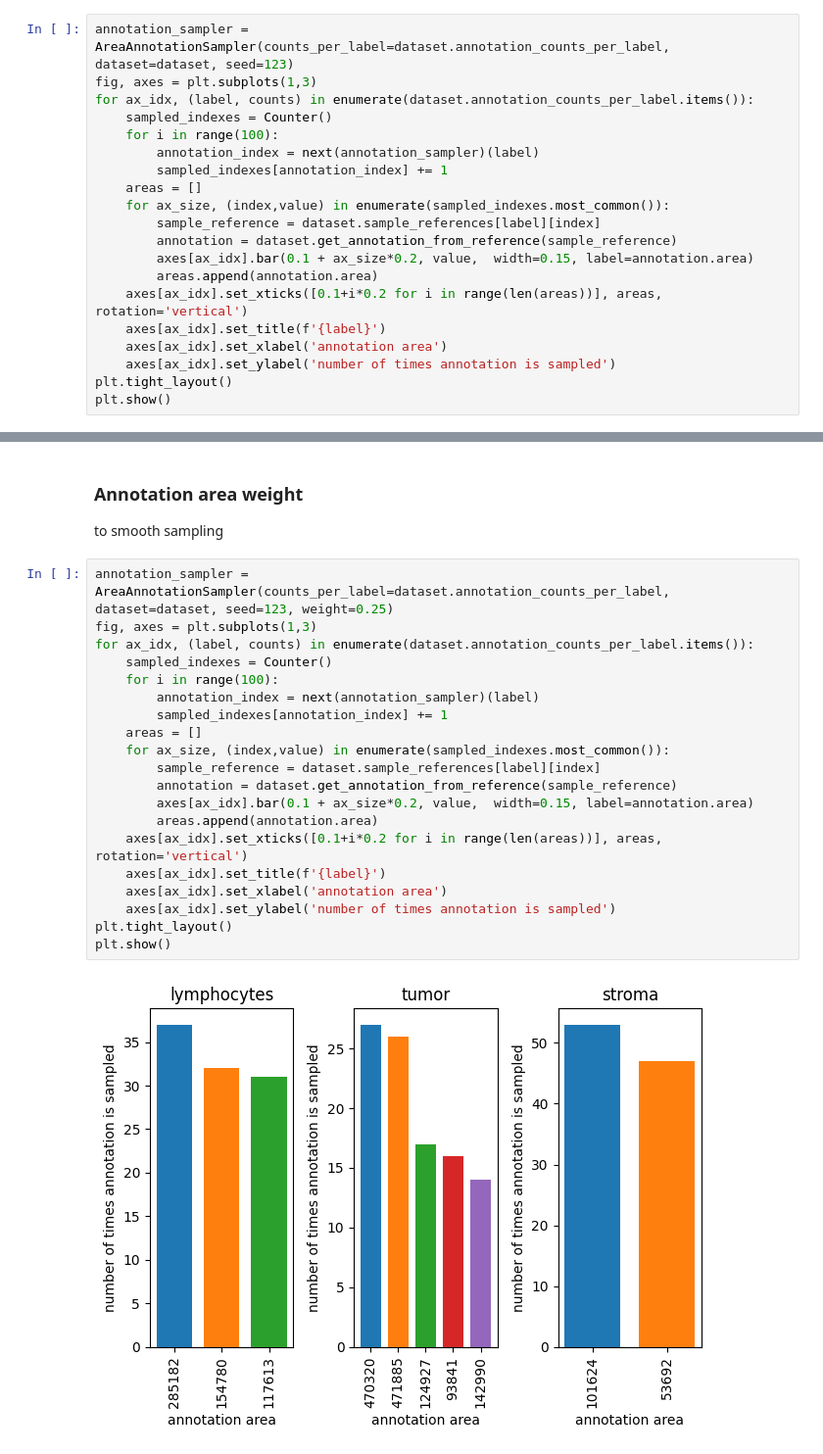
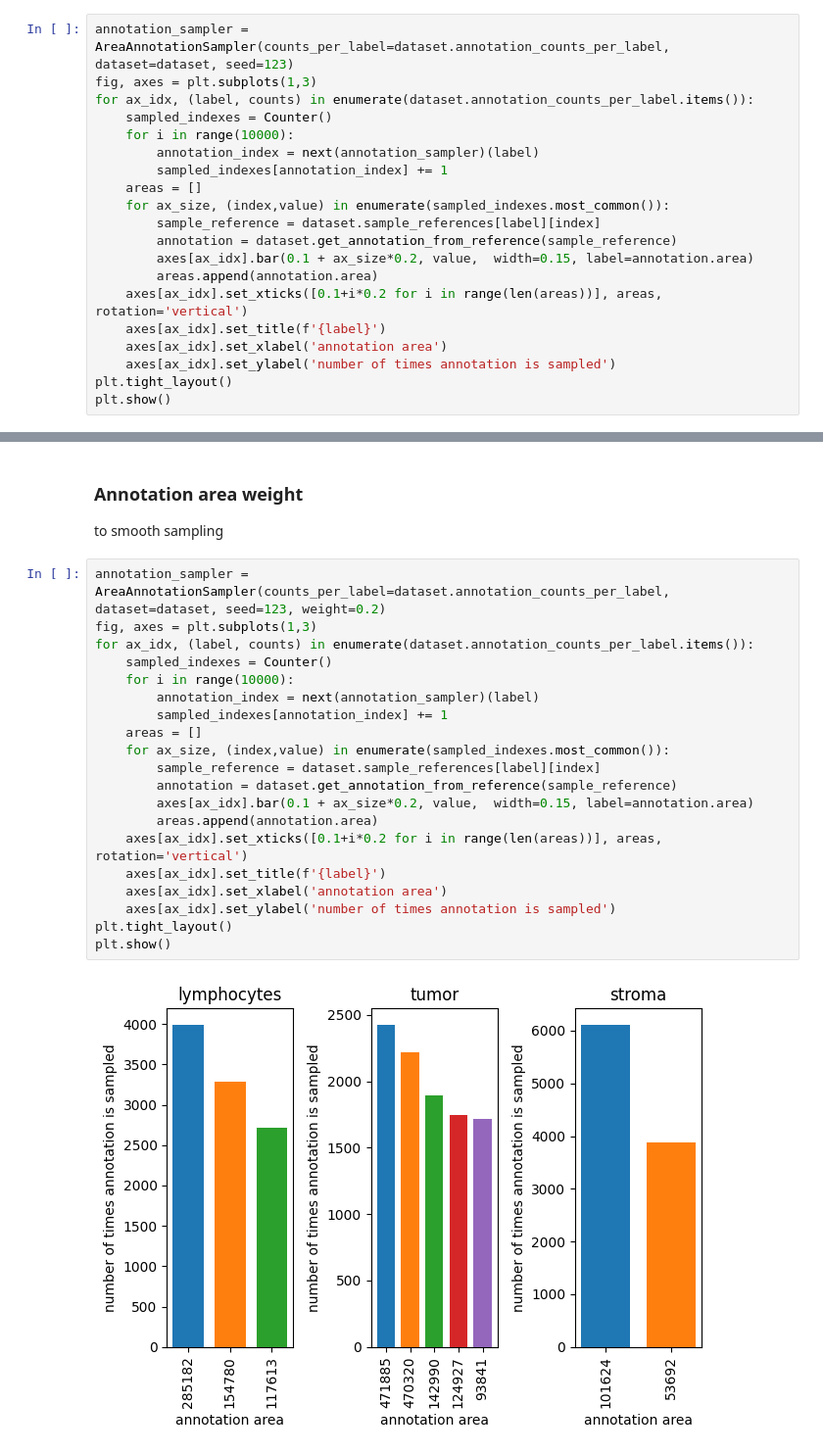
Before and after one commit to DIAGNijmegen/pathology-whole-slide-data, a Jupyter notebook: docs/source/userguide/notebooks/components/annotationsampler.ipynb, the cells around one changed output, grey strips where cells are left out. Shown at 98% size. Cells and saved outputs as stored; diff of their text form.

```diff
--- a/docs/source/userguide/notebooks/components/annotationsampler.ipynb
+++ b/docs/source/userguide/notebooks/components/annotationsampler.ipynb
@@ -63,7 +63,7 @@ annotation_sampler = AreaAnnotationSampler(counts_per_label=dataset.annotation_c
 fig, axes = plt.subplots(1,3)
 for ax_idx, (label, counts) in enumerate(dataset.annotation_counts_per_label.items()):
     sampled_indexes = Counter()
-    for i in range(100):
+    for i in range(10000):
         annotation_index = next(annotation_sampler)(label)
         sampled_indexes[annotation_index] += 1
     areas = []
@@ -85,24 +85,24 @@ plt.show()
 
 to smooth sampling
 # %%
-annotation_sampler = AreaAnnotationSampler(counts_per_label=dataset.annotation_counts_per_label, dataset=dataset, seed=123, weight=0.25)
+annotation_sampler = AreaAnnotationSampler(counts_per_label=dataset.annotation_counts_per_label, dataset=dataset, seed=123, weight=0.2)
 fig, axes = plt.subplots(1,3)
 for ax_idx, (label, counts) in enumerate(dataset.annotation_counts_per_label.items()):
     sampled_indexes = Counter()
-    for i in range(100):
+    for i in range(10000):
         annotation_index = next(annotation_sampler)(label)
         sampled_indexes[annotation_index] += 1
     areas = []
     for ax_size, (index,value) in enumerate(sampled_indexes.most_common()):
         sample_reference = dataset.sample_references[label][index]
         annotation = dataset.get_annotation_from_reference(sample_reference)
         axes[ax_idx].bar(0.1 + ax_size*0.2, value,  width=0.15, label=annotation.area)
         areas.append(annotation.area)
     axes[ax_idx].set_xticks([0.1+i*0.2 for i in range(len(areas))], areas, rotation='vertical')
     axes[ax_idx].set_title(f'{label}')
     axes[ax_idx].set_xlabel('annotation area')
     axes[ax_idx].set_ylabel('number of times annotation is sampled')
 plt.tight_layout()
 plt.show()
 # %% [output]
-[figure, old version]
+[figure, new version]
```
Also changed, not shown: parts of 1 cell of this notebook.
